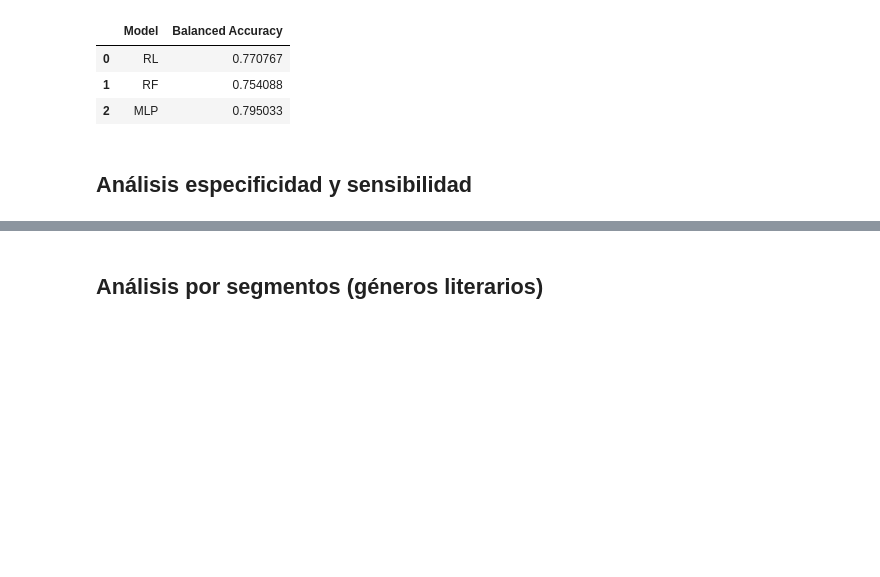
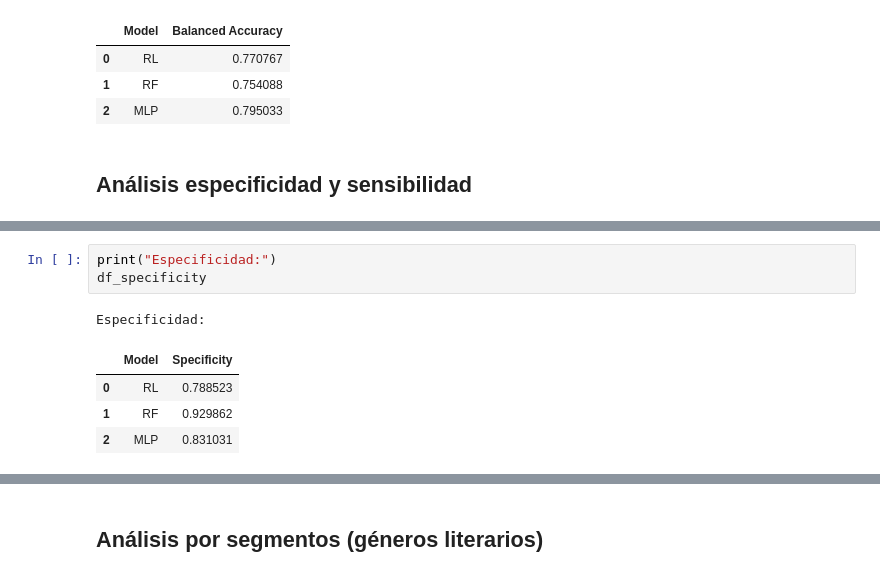
Before and after one commit to MMCCJJ/NOVELLA, a Jupyter notebook: src/modelos/evaluacionModelosCandidatos.ipynb, the cells around one changed output, grey strips where cells are left out. Cells and saved outputs as stored; diff of their text form; blank space fills up the shorter version.

```diff
--- a/src/modelos/evaluacionModelosCandidatos.ipynb
+++ b/src/modelos/evaluacionModelosCandidatos.ipynb
@@ -314,0 +339,9 @@ df_results
+# %%
+print("Especificidad:")
+df_specificity
+# %% [output]
+Especificidad:
+|  | Model | Specificity |
+| 0 | RL | 0.788523 |
+| 1 | RF | 0.929862 |
+| 2 | MLP | 0.831031 |
```
Also changed, not shown: parts of 6 cells of this notebook.
